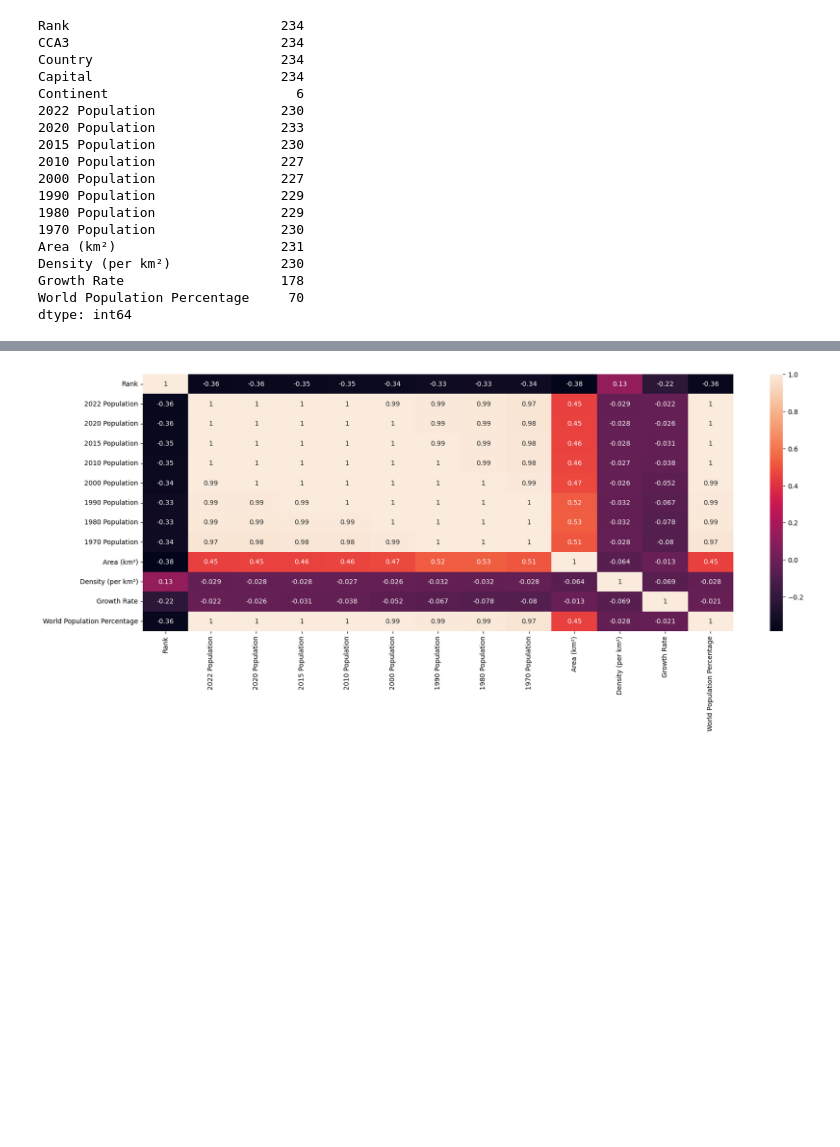
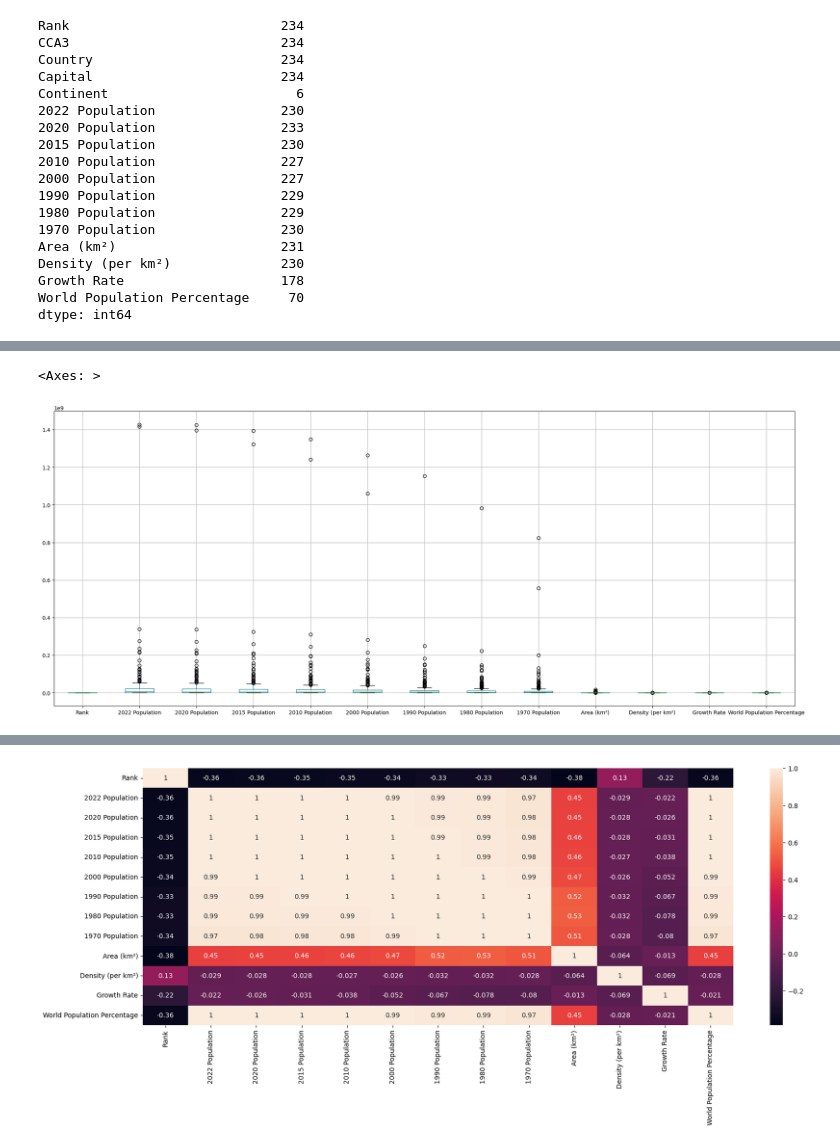
Before and after one commit to NahyeMoon/Tech_Layoff, a Jupyter notebook: 64. Exploratory Data Analysis.ipynb, the cells around one changed output, grey strips where cells are left out. Saved outputs shown, nothing was run; the diff lists cells and outputs as text; code cells hidden in the pictures; blank space fills up the shorter version.

```diff
--- a/64. Exploratory Data Analysis.ipynb
+++ b/64. Exploratory Data Analysis.ipynb
@@ -103,0 +114,6 @@ dtype: int64
+# %%
+# Use boxplot to view outliers and distributions
+df.boxplot(figsize = (25, 10))
+# %% [output]
+<Axes: >
+[figure, new version]
```
Also changed, not shown: parts of 27 cells of this notebook.
